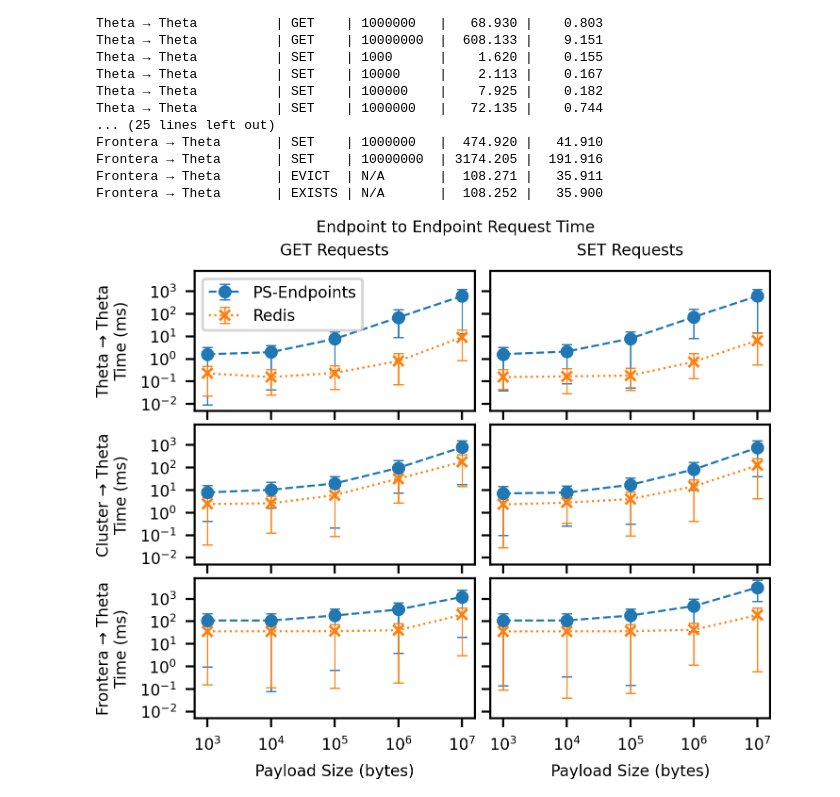
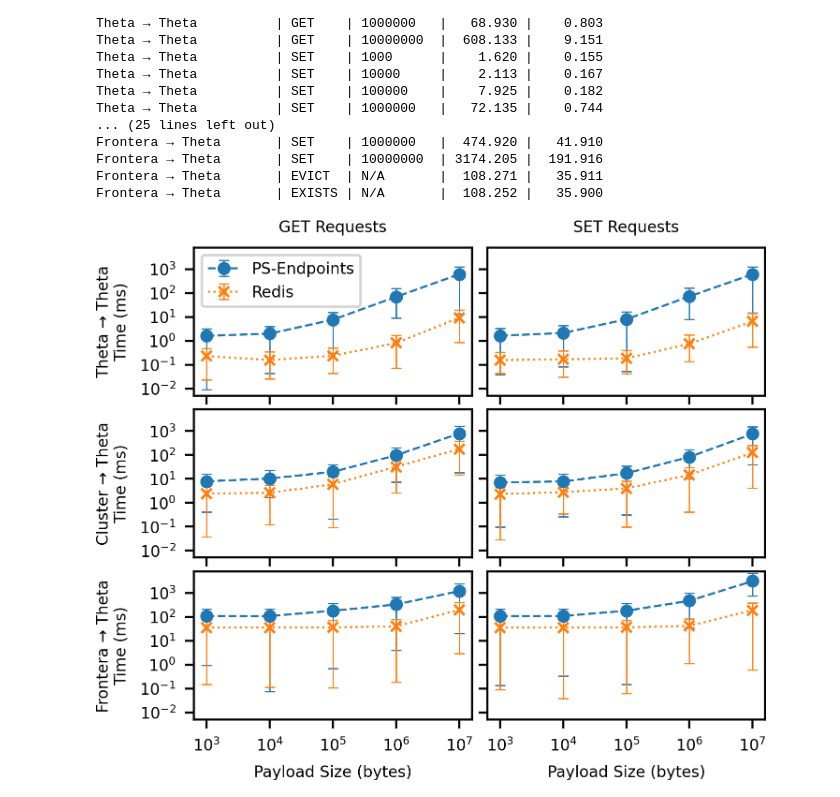
Before and after one commit to proxystore/sc23-evaluation, a Jupyter notebook: 4-endpoint-performance-peering.ipynb, the cells around one changed output. Saved outputs shown, nothing was run; the diff lists cells and outputs as text; code cells hidden in the pictures.

```diff
--- a/4-endpoint-performance-peering.ipynb
+++ b/4-endpoint-performance-peering.ipynb
@@ -167,32 +167,32 @@ for i, (systems, data) in enumerate(DATA.items()):
                 yerr=numpy.stack([series[MIN_TIME_COLUMN], series[MAX_TIME_COLUMN]]),
                 marker=MARKERS[k],
                 label=f'{name}',
                 linestyle=LINES[k],
                 capsize=2,
                 elinewidth=0.5,
                 capthick=0.5,
             )
 
 
-fig.suptitle('Endpoint to Endpoint Request Time')
+# fig.suptitle('Endpoint to Endpoint Request Time')
 for i, systems in enumerate(DATA):
     systems = systems if not systems.startswith('Campus') else systems.replace('Campus ', '')
     axs[i, 0].set_ylabel(f'{systems}\nTime (ms)', fontsize=6)
 axs[0, 0].set_title('GET Requests')
 axs[0, 1].set_title('SET Requests')
 axs[-1, 0].set_xlabel('Payload Size (bytes)')
 axs[-1, 1].set_xlabel('Payload Size (bytes)')
 
 # Use integer x labels instead of powers of 2
 plt.yticks([0.01, 0.1, 1, 10, 100, 1000])
 plt.ylim([0.005, 8000])
 plt.minorticks_off()
 
 axs[0, 0].legend(loc='upper left')
 
 fig.tight_layout(h_pad=.5, w_pad=0.75)
 
 fig.set_size_inches(3.5, 3)
 plt.savefig('figures/endpoint-times-remote.png', pad_inches=0.05)
 # %% [output]
-[figure, old version]
+[figure, new version]
```
Also changed, not shown: 5 other files.
